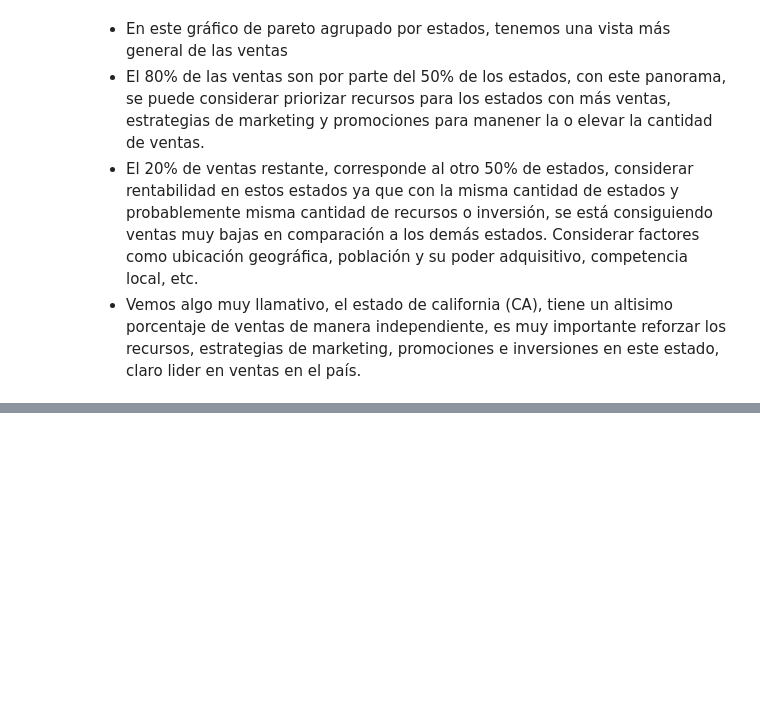
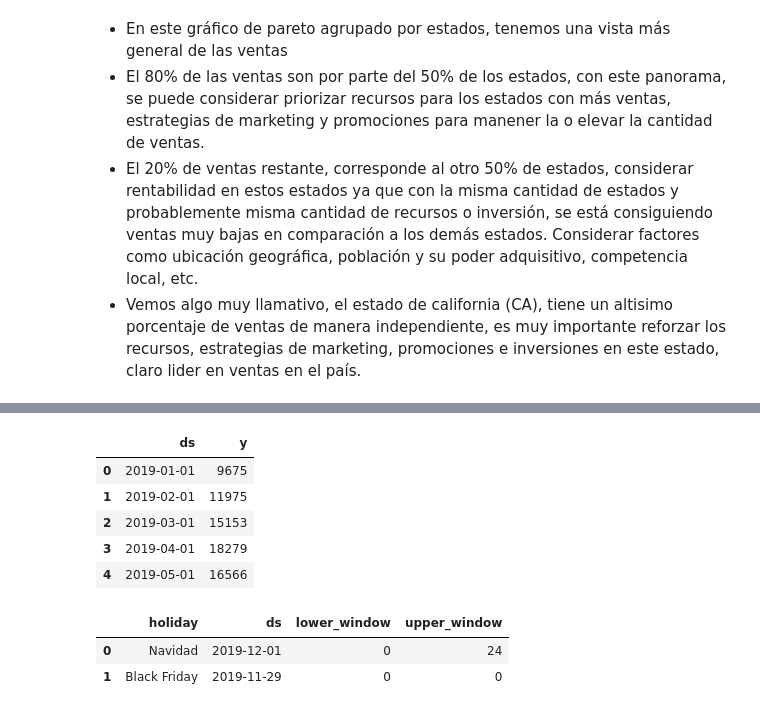
Before and after one commit to diegoGam1/Analisis_exploratorio_ventas, a Jupyter notebook: src/Analisis.ipynb, the cells around one changed output, grey strips where cells are left out. Saved outputs shown, nothing was run; the diff lists cells and outputs as text; code cells hidden in the pictures; blank space fills up the shorter version.

```diff
--- a/src/Analisis.ipynb
+++ b/src/Analisis.ipynb
@@ -494,0 +471,37 @@ df.head()
+# %%
+#importamos la libreria prophet
+from prophet import Prophet
+
+# agrupamos el df por fecha y le agregamos el total de ventas
+df_grouped = df.groupby(df["Order Date"].dt.to_period("M")).size().reset_index(name="Sales") #acá se creó una serie temporal de ventas mensuales
+
+df_grouped["Order Date"] = df_grouped["Order Date"].dt.to_timestamp() # convierte el periodo a datetime
+
+# renombramos las columnas para el modelo
+df_grouped = df_grouped.rename(columns = {"Order Date" : "ds", "Sales" : "y"})
+
+df_grouped.head() # vemos el dataframe
+# %% [output]
+|  | ds | y |
+| 0 | 2019-01-01 | 9675 |
+| 1 | 2019-02-01 | 11975 |
+| 2 | 2019-03-01 | 15153 |
+| 3 | 2019-04-01 | 18279 |
+| 4 | 2019-05-01 | 16566 |
+# %%
+"""Antes de crear el modelo, crearemos un datarame con fechas especiales para que el modelo las tenga en cuenta, las fechas que agregaremos son, navidad y black friday,
+ya que son el mayor pico de ventas de todo el año, y el modelo debe tenerlas en cuenta para hacer predicciones más precisas.
+"""
+# creamos un dataframe con las fechas especiales
+df_fechas_especiales = pd.DataFrame({
+    "holiday": ["Navidad", "Black Friday"],
+    "ds" : pd.to_datetime(["2019-12-01", "2019-11-29"]), # la fecha de navidad es el 1 de diciembre ya que las ventas de navidad empiezan a subir desde el primer día de diciembre y el black friday es el 29 de noviembre
+    "lower_window":[0, 0,],  # define cuantos dias antes de la fecha especial inicia el impacto de ventas, en este caso es el mismo día
+    "upper_window":[24, 0]   # define cuantos dias despues de la fecha especial termina el impacto de ventas, en este caso es 24 días despues de navidad y el mismo dia para black friday
+})
+
+df_fechas_especiales.head() # vemos el dataframe
+# %% [output]
+|  | holiday | ds | lower_window | upper_window |
+| 0 | Navidad | 2019-12-01 | 0 | 24 |
+| 1 | Black Friday | 2019-11-29 | 0 | 0 |
```
Also changed, not shown: parts of 13 cells of this notebook, 1 other file.
